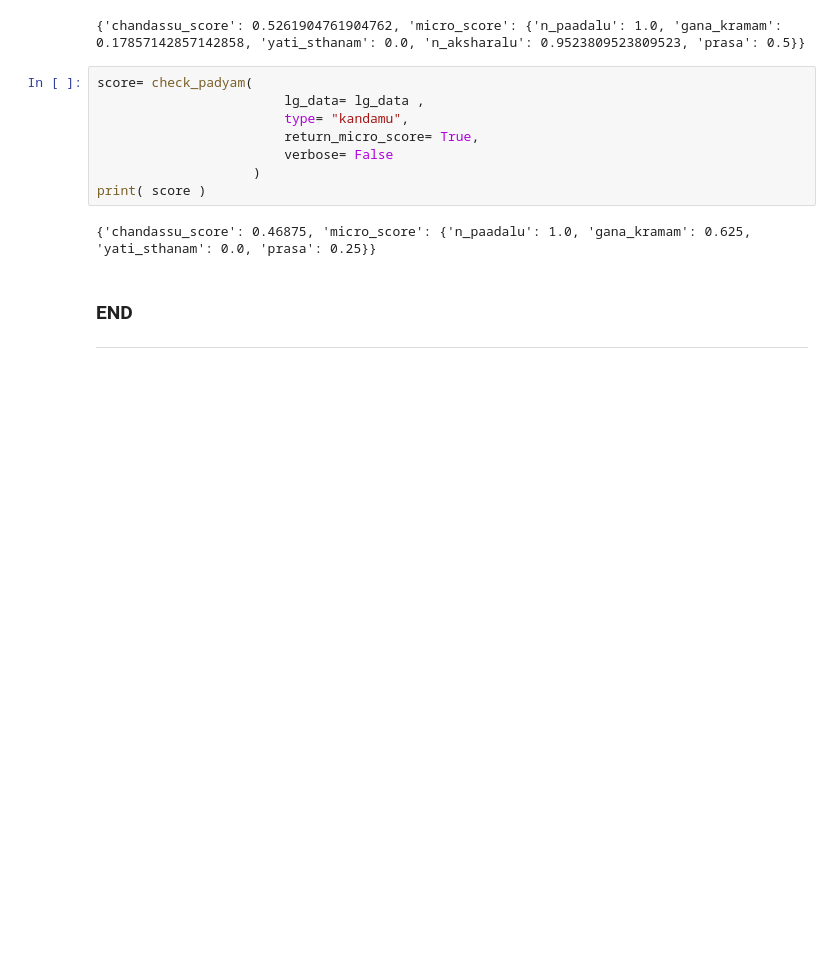
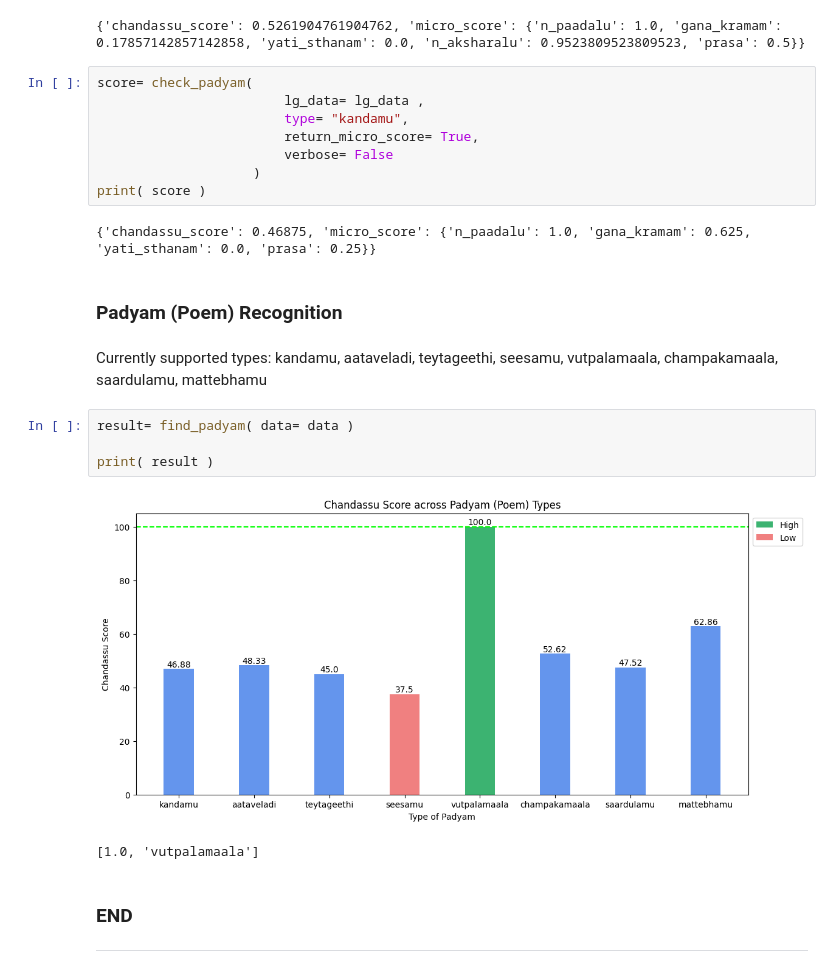
Before and after one commit to BodduSriPavan-111/chandassu, a Jupyter notebook: examples/Demo.ipynb, the cells around one changed output. Saved outputs shown, nothing was run; the diff lists cells and outputs as text; blank space fills up the shorter version.

Commit message:
docs: added-find_padyam-in-Demo-notebook

```diff
--- a/examples/Demo.ipynb
+++ b/examples/Demo.ipynb
@@ -95,6 +90,17 @@ score= check_padyam(
 print( score )
 # %% [output]
 {'chandassu_score': 0.46875, 'micro_score': {'n_paadalu': 1.0, 'gana_kramam': 0.625, 'yati_sthanam': 0.0, 'prasa': 0.25}}
+# %% [markdown]
+### Padyam (Poem) Recognition
+# %% [markdown]
+Currently supported types: kandamu, aataveladi, teytageethi, seesamu, vutpalamaala, champakamaala, saardulamu, mattebhamu
+# %%
+result= find_padyam( data= data )
+
+print( result )
+# %% [output]
+[figure, added]
+[1.0, 'vutpalamaala']
 # %% [markdown]
 ### END
 ---
```
Also changed, not shown: parts of 2 cells of this notebook, 2 other files.
